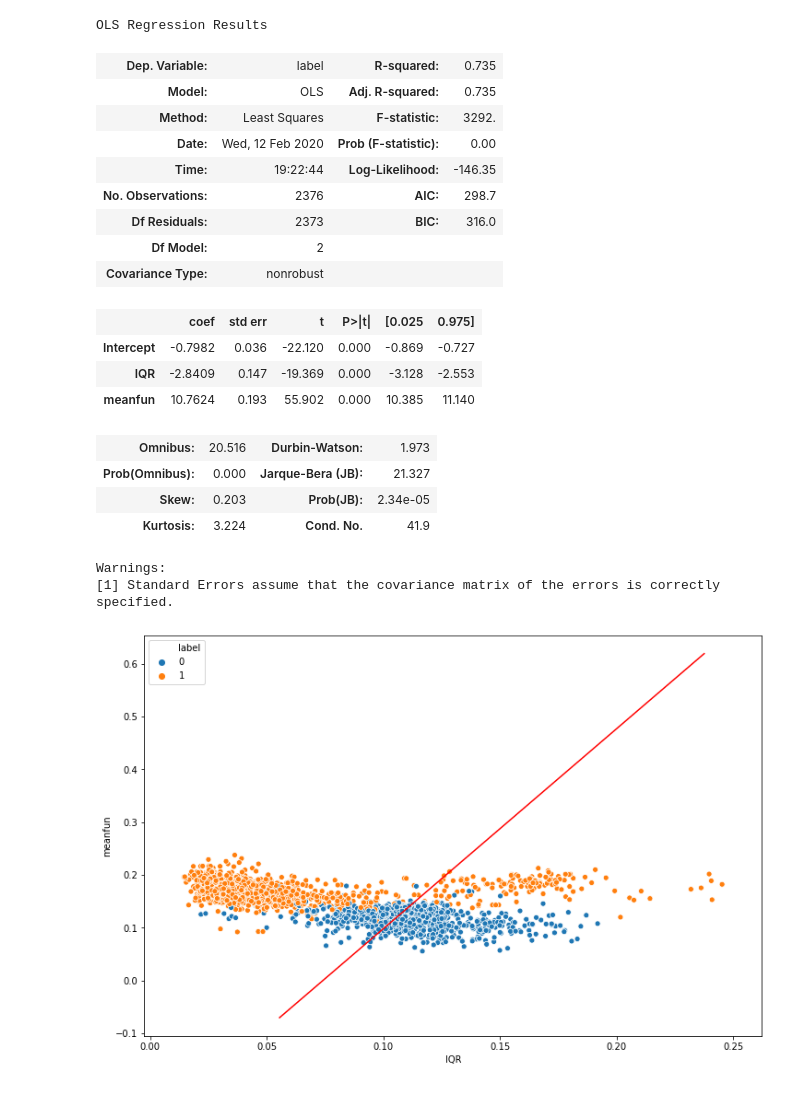
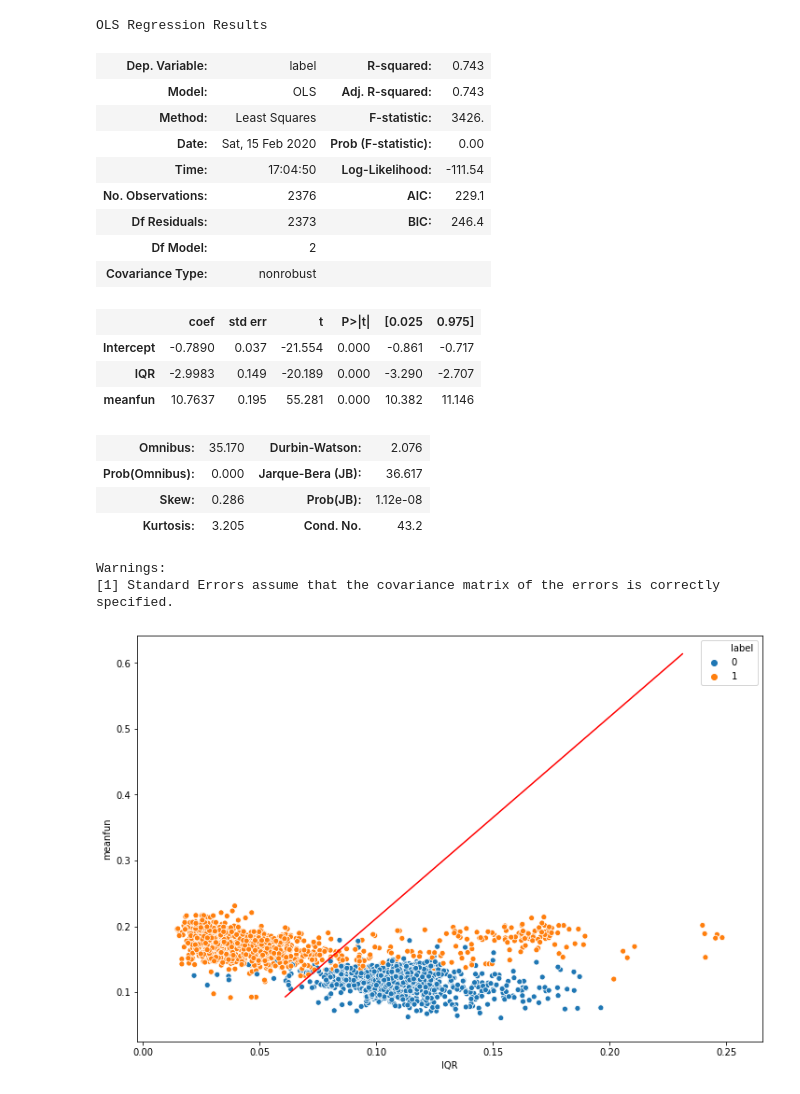
Before and after one commit to Firaze/FAD_project, a Jupyter notebook: GV_reg.ipynb, the cells around one changed output. Drawn from its saved outputs; the diff is of its cells as text; code cells hidden in the pictures.

```diff
--- a/GV_reg.ipynb
+++ b/GV_reg.ipynb
@@ -1,9 +4,6 @@
 # %%
 import numpy as np
-from sklearn.model_selection import train_test_split
 from statsmodels.formula.api import ols
-np.random.seed(1234)
-data_train, data_test = train_test_split(data, test_size=0.25)
 model=ols("label ~meanfreq+ sd+median+Q25+Q75+IQR+skew+kurt+sfm+mode+centroid+meanfun+minfun+maxfun+meandom+mindom+maxdom+dfrange+modindx",data_train).fit()
 model.summary()
 # %% [output]
@@ -11,5 +44,5 @@ NameError: name 'data' is not defined
 # %%
-model=ols("label ~Q75+IQR+skew+sfm+mode+meanfun+minfun+maxfun+meandom",data_train).fit()
-model.summary()
+model_c=ols("label ~Q75+IQR+skew+sfm+mode+meanfun+minfun+maxfun+meandom",data_train).fit()
+model_c.summary()
 # %% [output]
 OLS Regression Results
@@ -40,46 +73,46 @@ OLS Regression Results
 Warnings:
 [1] Standard Errors assume that the covariance matrix of the errors is correctly specified.
 # %%
-model=ols("label ~IQR+meanfun",data_train).fit()
-model.summary()
+model_s=ols("label ~IQR+meanfun",data_train).fit()
+model_s.summary()
 # %% [output]
 OLS Regression Results
-| Dep. Variable: | label | R-squared: | 0.735 |
-| Model: | OLS | Adj. R-squared: | 0.735 |
-| Method: | Least Squares | F-statistic: | 3292. |
-| Date: | Wed, 12 Feb 2020 | Prob (F-statistic): | 0.00 |
-| Time: | 19:22:44 | Log-Likelihood: | -146.35 |
-| No. Observations: | 2376 | AIC: | 298.7 |
-| Df Residuals: | 2373 | BIC: | 316.0 |
+| Dep. Variable: | label | R-squared: | 0.743 |
+| Model: | OLS | Adj. R-squared: | 0.743 |
+| Method: | Least Squares | F-statistic: | 3426. |
+| Date: | Sat, 15 Feb 2020 | Prob (F-statistic): | 0.00 |
+| Time: | 17:04:50 | Log-Likelihood: | -111.54 |
+| No. Observations: | 2376 | AIC: | 229.1 |
+| Df Residuals: | 2373 | BIC: | 246.4 |
 | Df Model: | 2 |  |  |
 | Covariance Type: | nonrobust |  |  |
 |  | coef | std err | t | P>|t| | [0.025 | 0.975] |
-| Intercept | -0.7982 | 0.036 | -22.120 | 0.000 | -0.869 | -0.727 |
-| IQR | -2.8409 | 0.147 | -19.369 | 0.000 | -3.128 | -2.553 |
-| meanfun | 10.7624 | 0.193 | 55.902 | 0.000 | 10.385 | 11.140 |
+| Intercept | -0.7890 | 0.037 | -21.554 | 0.000 | -0.861 | -0.717 |
+| IQR | -2.9983 | 0.149 | -20.189 | 0.000 | -3.290 | -2.707 |
+| meanfun | 10.7637 | 0.195 | 55.281 | 0.000 | 10.382 | 11.146 |
-| Omnibus: | 20.516 | Durbin-Watson: | 1.973 |
-| Prob(Omnibus): | 0.000 | Jarque-Bera (JB): | 21.327 |
-| Skew: | 0.203 | Prob(JB): | 2.34e-05 |
-| Kurtosis: | 3.224 | Cond. No. | 41.9 |
+| Omnibus: | 35.170 | Durbin-Watson: | 2.076 |
+| Prob(Omnibus): | 0.000 | Jarque-Bera (JB): | 36.617 |
+| Skew: | 0.286 | Prob(JB): | 1.12e-08 |
+| Kurtosis: | 3.205 | Cond. No. | 43.2 |
 Warnings:
 [1] Standard Errors assume that the covariance matrix of the errors is correctly specified.
 # %%
-b0 = model.params.Intercept
-b1 = model.params.meanfun
-b2 = model.params.IQR
+b0 = model_c.params.Intercept
+b1 = model_c.params.meanfun
+b2 = model_c.params.IQR
 
 m = -b1/b2
 q= - b0/b2
 
 x = np.linspace(np.min(data_train.meanfun),np.max(data_train.meanfun),2)
 y = m*x+q
 
 plt.figure(figsize=(12,8))
 sns.scatterplot('IQR','meanfun',data=data_train ,hue='label')
 plt.plot(x,y,'r')
 plt.show()
 # %% [output]
-[figure, old version]
+[figure, new version]
 # %%
 from statsmodels.formula.api import logit
 model_c=logit("label ~ sd+skew+kurt+sfm+meanfun+minfun",data_train).fit()
```
Also changed, not shown: parts of 13 cells of this notebook, 6 other files.
